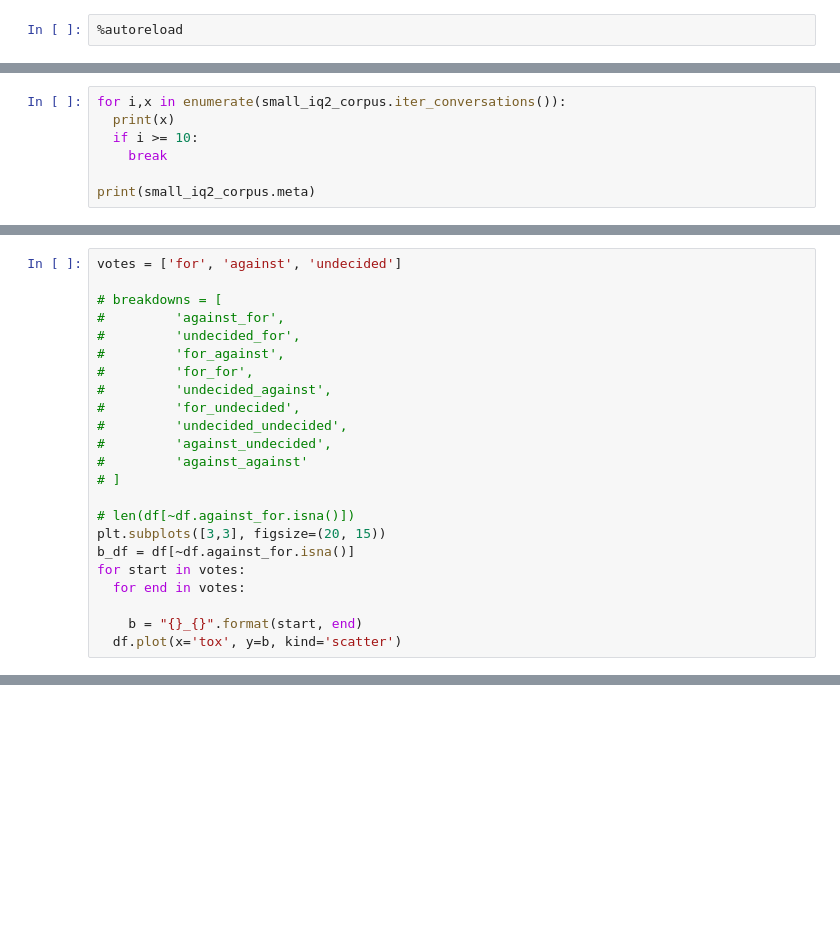
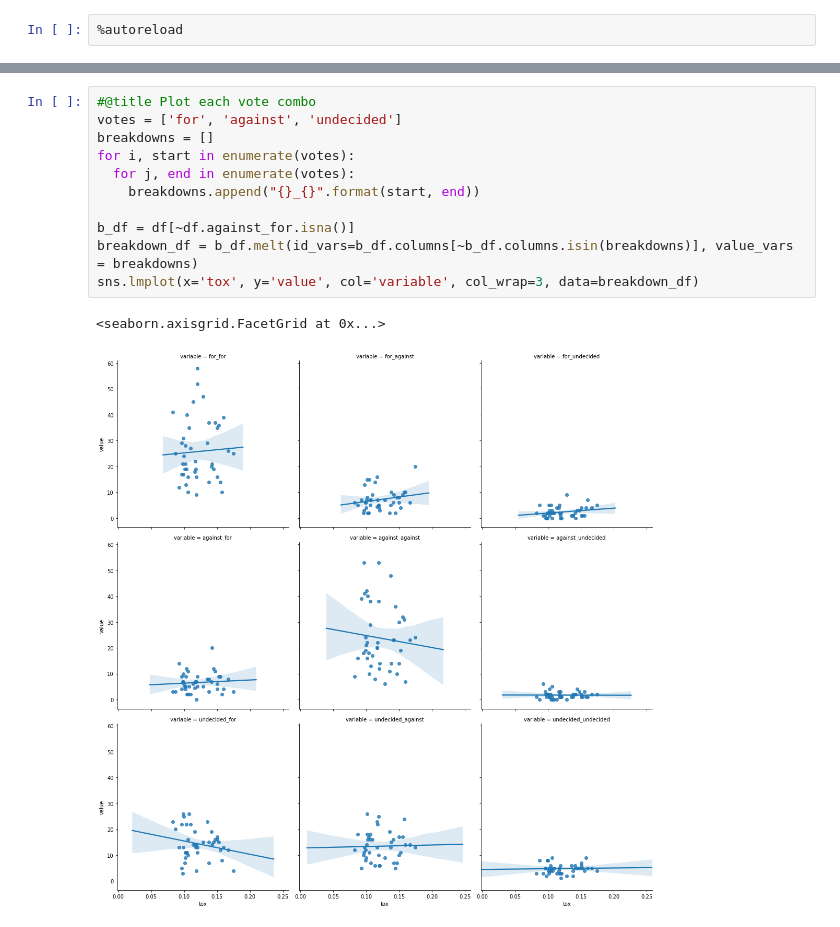
Before and after one commit to rjz46/Cornell-Conversational-Analysis-Toolkit, a Jupyter notebook: datasets/reddit_coarse_discourse-corpus/A1E_Upvote_Toxicity_Transformer.ipynb, the cells around one changed output, grey strips where cells are left out. Drawn from its saved outputs; the diff is of its cells as text; blank space fills up the shorter version.

Commit message:
Finished IQ2 plots

```diff
--- a/datasets/reddit_coarse_discourse-corpus/A1E_Upvote_Toxicity_Transformer.ipynb
+++ b/datasets/reddit_coarse_discourse-corpus/A1E_Upvote_Toxicity_Transformer.ipynb
@@ -249,7 +212,0 @@ small_iq2_corpus = tox_small_iq2.transform(small_iq2_corpus)
-# %%
-for i,x in enumerate(small_iq2_corpus.iter_conversations()):
-  print(x)
-  if i >= 10:
-    break
-
-print(small_iq2_corpus.meta)
@@ -324,23 +256,0 @@ Index(['pre_und', 'post_und', 'delta_abs', 'tox', 'against_for',
-# %%
-votes = ['for', 'against', 'undecided']
-
-# breakdowns = [
-#         'against_for',
-#         'undecided_for',
-#         'for_against',
-#         'for_for',
-#         'undecided_against',
-#         'for_undecided',
-#         'undecided_undecided',
-#         'against_undecided',
-#         'against_against'
-# ]
-
-# len(df[~df.against_for.isna()])
-plt.subplots([3,3], figsize=(20, 15))
-b_df = df[~df.against_for.isna()]
-for start in votes:
-  for end in votes:
-
-    b = "{}_{}".format(start, end)
-  df.plot(x='tox', y=b, kind='scatter')
@@ -429,0 +257,14 @@ for x in sorted_corr:
+# %%
+#@title Plot each vote combo
+votes = ['for', 'against', 'undecided']
+breakdowns = []
+for i, start in enumerate(votes):
+  for j, end in enumerate(votes):
+    breakdowns.append("{}_{}".format(start, end))
+
+b_df = df[~df.against_for.isna()]
+breakdown_df = b_df.melt(id_vars=b_df.columns[~b_df.columns.isin(breakdowns)], value_vars = breakdowns)
+sns.lmplot(x='tox', y='value', col='variable', col_wrap=3, data=breakdown_df)
+# %% [output]
+<seaborn.axisgrid.FacetGrid at 0x...>
+[figure, added]
```
Also changed, not shown: parts of 23 cells of this notebook.
